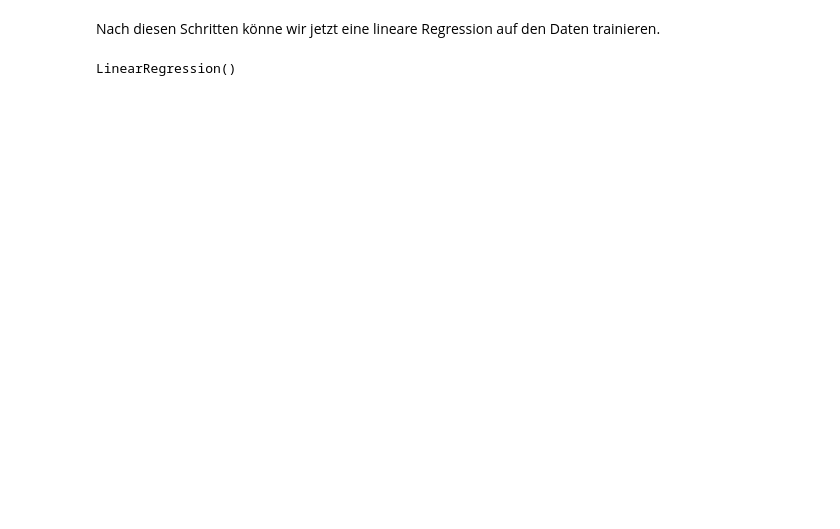
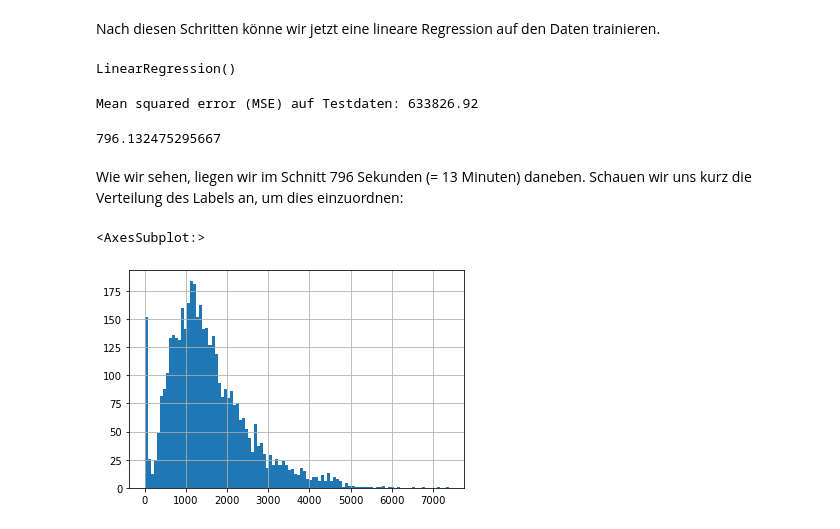
Before and after one commit to daniel-vera-g/ml-kurs, a Jupyter notebook: 3_Feature_Engineering.ipynb, the cells around one changed output. Cells and saved outputs as stored; diff of their text form; code cells hidden in the pictures; blank space fills up the shorter version.

```diff
--- a/3_Feature_Engineering.ipynb
+++ b/3_Feature_Engineering.ipynb
@@ -242,11 +244,35 @@ data.head()
 # %% [markdown]
 Nach diesen Schritten könne wir jetzt eine lineare Regression auf den Daten trainieren.
 # %%
-from sklearn.linear_model import LinearRegression
+from sklearn.model_selection import train_test_split
+features = data.drop(columns = ['Time from Pickup to Arrival']) # alle Spalten außer Sales
+label = data['Time from Pickup to Arrival']
 
-X_train = data.drop(columns = ['Time from Pickup to Arrival']) # alle Spalten außer Sales
-y_train = data['Time from Pickup to Arrival']
-reg_all = LinearRegression()
-reg_all.fit(X_train, y_train)
+X_train, X_test, y_train, y_test = train_test_split(features, label, test_size=0.2, random_state=0)
-# %% [output]
-LinearRegression()
+# %%
+from sklearn.linear_model import LinearRegression
+
+reg = LinearRegression()
+reg.fit(X_train, y_train)
+# %% [output]
+LinearRegression()
+# %%
+from sklearn.metrics import mean_squared_error
+
+predictions = reg.predict(X_test)
+mse =  mean_squared_error(y_test, predictions)
+print("Mean squared error (MSE) auf Testdaten: %.2f" % mse)
+# %% [output]
+Mean squared error (MSE) auf Testdaten: 633826.92
+# %%
+import math
+math.sqrt(mse)
+# %% [output]
+796.132475295667
+# %% [markdown]
+Wie wir sehen, liegen wir im Schnitt 796 Sekunden (= 13 Minuten) daneben. Schauen wir uns kurz die Verteilung des Labels an, um dies einzuordnen:
+# %%
+y_test.hist(bins= 100)
+# %% [output]
+<AxesSubplot:>
+[figure, added]
```
Also changed, not shown: parts of 1 cell of this notebook.
